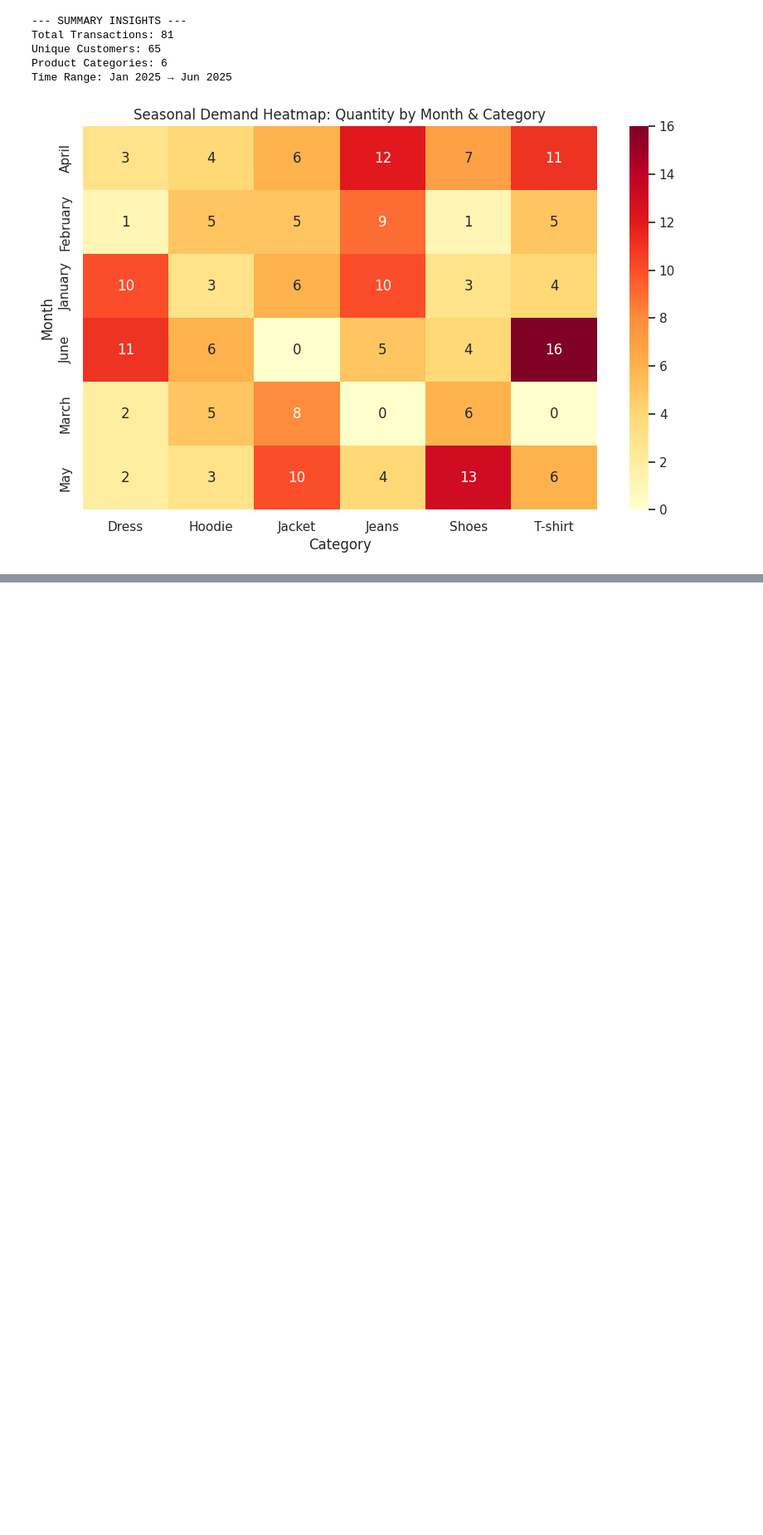
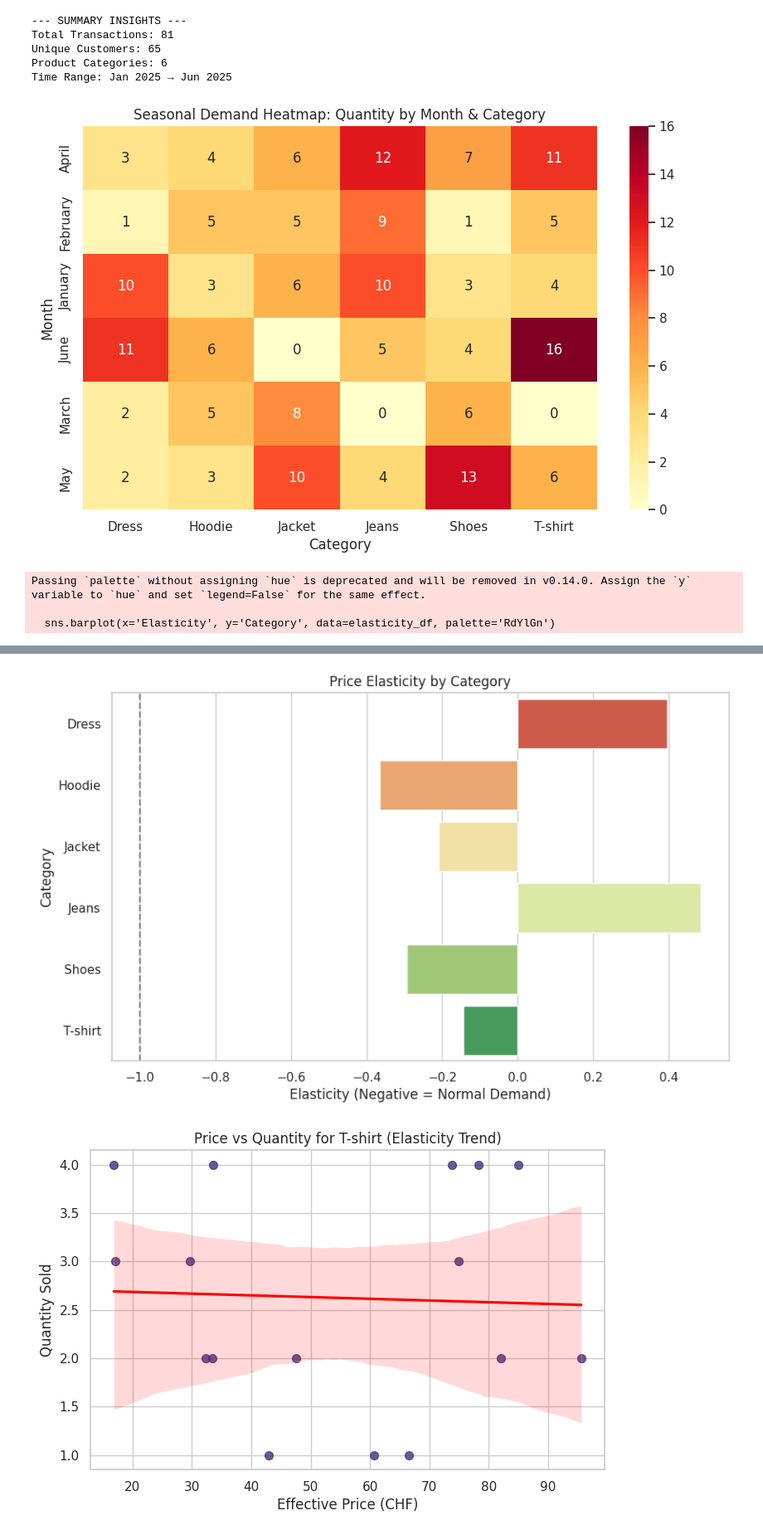
Before and after one commit to Mainabryan/SWISS-CLOTHING-BRAND, a Jupyter notebook: Swiss_clothing_brand.ipynb, the cells around one changed output, grey strips where cells are left out. Shown at 83% size. Saved outputs shown, nothing was run; the diff lists cells and outputs as text; code cells hidden in the pictures; blank space fills up the shorter version.

```diff
--- a/Swiss_clothing_brand.ipynb
+++ b/Swiss_clothing_brand.ipynb
@@ -1613,3 +1613,79 @@ plt.title('Seasonal Demand Heatmap: Quantity by Month & Category')
 plt.show()
 # %% [output]
 [figure]
+# %%
+import pandas as pd
+import numpy as np
+import statsmodels.api as sm
+import seaborn as sns
+import matplotlib.pyplot as plt
+
+# Load datasets (adjust paths)
+sales = pd.read_csv('/content/sales_table-sheet1-sourcetable.csv')
+products = pd.read_csv('/content/product_table-sheet1-sourcetable.csv')
+
+# Merge Sales + Products on Product_ID
+df = sales.merge(products[['Product_ID', 'Category', 'Cost_Price_CHF', 'Selling_Price_CHF']], on='Product_ID', how='inner')
+
+# Filter positive sales (exclude returns)
+df = df[df['Quantity'] > 0]
+
+# Calculate Effective_Price (adjust for discount per unit)
+df['Effective_Price'] = df['Unit_Price_CHF'] - (df['Discount_CHF'] / df['Quantity'])
+
+# Function to calculate elasticity per category (log-log regression)
+def calculate_elasticity(group):
+    if len(group) < 2:  # Skip if too few data points
+        return np.nan
+    log_price = np.log(group['Effective_Price'])
+    log_qty = np.log(group['Quantity'])
+    X = sm.add_constant(log_price)  # Add intercept
+    model = sm.OLS(log_qty, X).fit()
+    return model.params.iloc[1]  # Elasticity coefficient
+
+# Group by Category and compute elasticity
+elasticity_df = df.groupby('Category').apply(calculate_elasticity).reset_index(name='Elasticity')
+
+# Add profitability insight (avg margin %)
+elasticity_df = elasticity_df.merge(
+    df.groupby('Category')[['Selling_Price_CHF', 'Cost_Price_CHF']].mean().assign(
+        Margin_Pct=lambda x: ((x['Selling_Price_CHF'] - x['Cost_Price_CHF']) / x['Selling_Price_CHF']) * 100
+    ).reset_index(),
+    on='Category'
+)
+
+# Display results
+print("Price Elasticity by Category:")
+print(elasticity_df[['Category', 'Elasticity', 'Margin_Pct']])
+
+# Recommendations based on elasticity
+for _, row in elasticity_df.iterrows():
+    if abs(row['Elasticity']) > 1:
+        print(f"{row['Category']}: Elastic - Reduce price 10% to boost volume, reduce overstock losses.")
+    elif abs(row['Elasticity']) < 1:
+        print(f"{row['Category']}: Inelastic - Increase price 5-10% to improve profitability (margin {row['Margin_Pct']:.1f}%).")
+    else:
+        print(f"{row['Category']}: Unit Elastic - Test small changes carefully.")
+
+# Viz 1: Bar Chart - Elasticity by Category (Seaborn)
+plt.figure(figsize=(10, 6))
+sns.barplot(x='Elasticity', y='Category', data=elasticity_df, palette='RdYlGn')
+plt.title('Price Elasticity by Category')
+plt.xlabel('Elasticity (Negative = Normal Demand)')
+plt.ylabel('Category')
+plt.axvline(x=-1, color='gray', linestyle='--')  # Elastic threshold
+plt.show()
+
+# Viz 2: Scatter - Price vs Quantity per Category (example for one category)
+category_example = 'T-shirt'  # Change as needed
+subset = df[df['Category'] == category_example]
+plt.figure(figsize=(8, 5))
+sns.regplot(x='Effective_Price', y='Quantity', data=subset, scatter_kws={'s':50}, line_kws={'color':'red'})
+plt.title(f'Price vs Quantity for {category_example} (Elasticity Trend)')
+plt.xlabel('Effective Price (CHF)')
+plt.ylabel('Quantity Sold')
+plt.show()
+# %% [output]
+Passing `palette` without assigning `hue` is deprecated and will be removed in v0.14.0. Assign the `y` variable to `hue` and set `legend=False` for the same effect.
+
+  sns.barplot(x='Elasticity', y='Category', data=elasticity_df, palette='RdYlGn')
@@ -1615,0 +1706,2 @@ plt.show()
+[figure, added]
+[figure, added]
```
Also changed, not shown: parts of 1 cell of this notebook.
